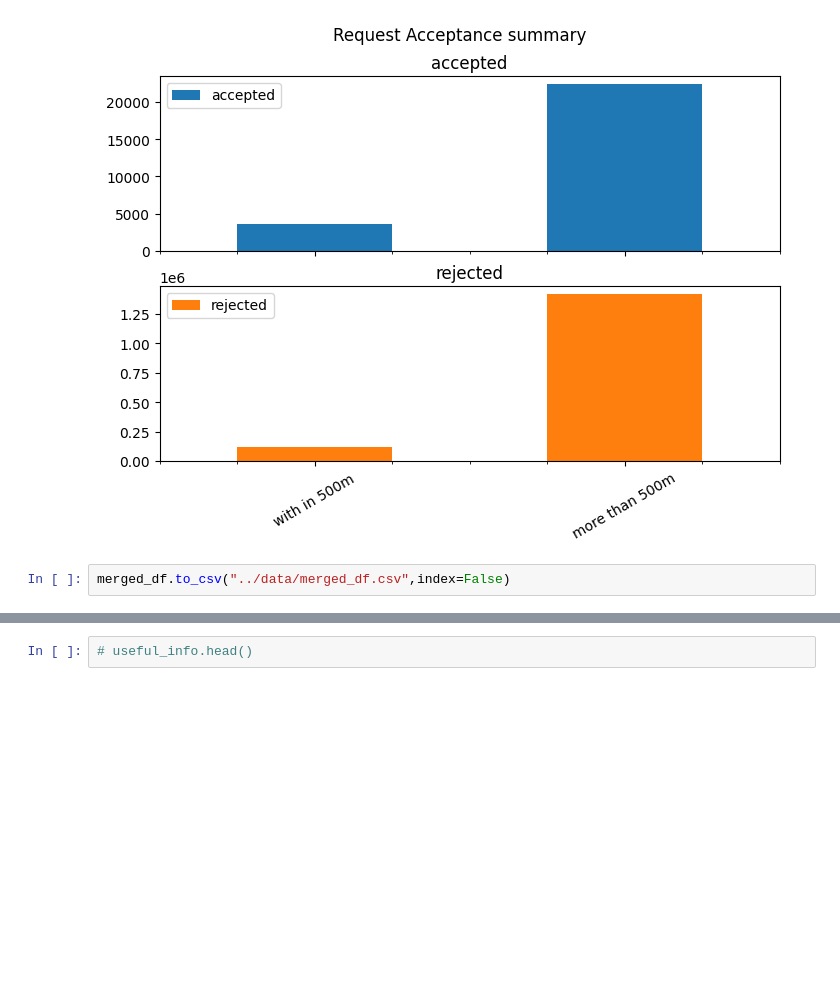
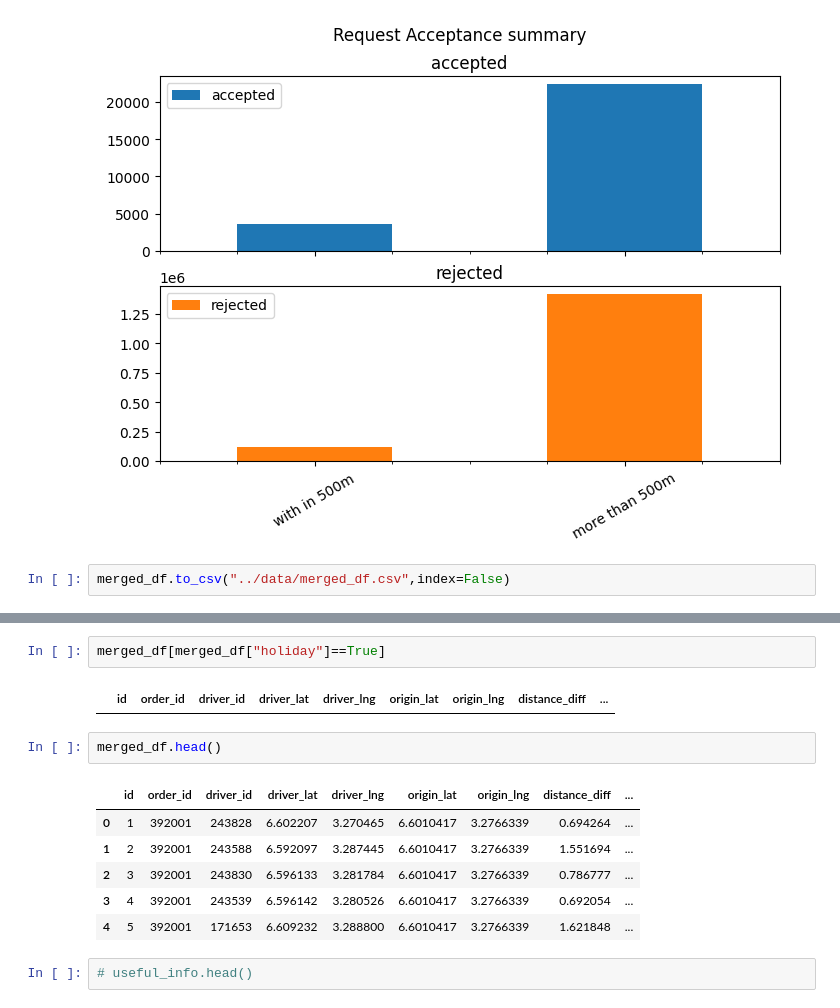
Before and after one commit to Nathnael12/Causal-Inference, a Jupyter notebook: notebooks/delivery_request_EDA.ipynb, the cells around one changed output, grey strips where cells are left out. Cells and saved outputs as stored; diff of their text form; blank space fills up the shorter version.

Commit message:
merge complete

```diff
--- a/notebooks/delivery_request_EDA.ipynb
+++ b/notebooks/delivery_request_EDA.ipynb
@@ -160,3 +186,16 @@ merged_df.to_csv("../data/merged_df.csv",index=False)
+# %%
+merged_df[merged_df["holiday"]==True]
+# %% [output]
+|  | id | order_id | driver_id | driver_lat | driver_lng | origin_lat | origin_lng | distance_diff | ... |
+# %%
+merged_df.head()
+# %% [output]
+|  | id | order_id | driver_id | driver_lat | driver_lng | origin_lat | origin_lng | distance_diff | ... |
+| 0 | 1 | 392001 | 243828 | 6.602207 | 3.270465 | 6.6010417 | 3.2766339 | 0.694264 | ... |
+| 1 | 2 | 392001 | 243588 | 6.592097 | 3.287445 | 6.6010417 | 3.2766339 | 1.551694 | ... |
+| 2 | 3 | 392001 | 243830 | 6.596133 | 3.281784 | 6.6010417 | 3.2766339 | 0.786777 | ... |
+| 3 | 4 | 392001 | 243539 | 6.596142 | 3.280526 | 6.6010417 | 3.2766339 | 0.692054 | ... |
+| 4 | 5 | 392001 | 171653 | 6.609232 | 3.288800 | 6.6010417 | 3.2766339 | 1.621848 | ... |
 # %%
 # useful_info.head()
 # %%
```
Also changed, not shown: parts of 4 cells of this notebook, 1 other file.
